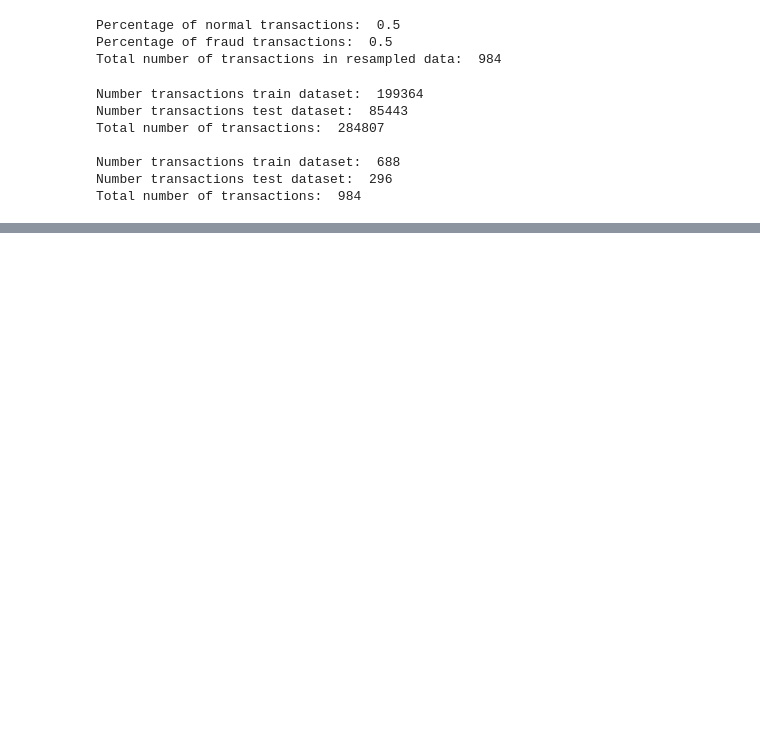
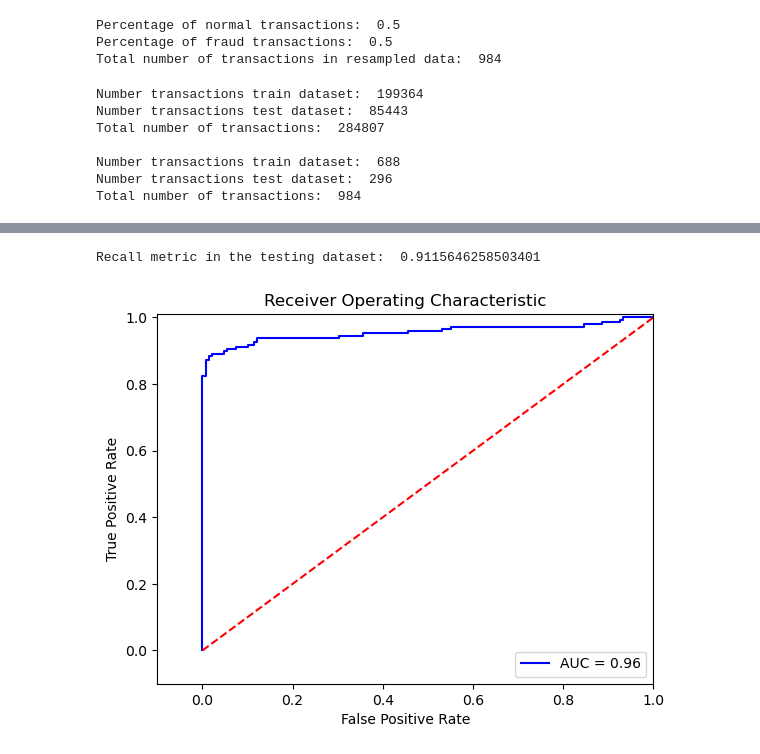
Before and after one commit to MaukanMir/Credit-Card-Classifier, a Jupyter notebook: training.ipynb, the cells around one changed output, grey strips where cells are left out. Saved outputs shown, nothing was run; the diff lists cells and outputs as text; code cells hidden in the pictures; blank space fills up the shorter version.

Commit message:
Added ROC curve

```diff
--- a/training.ipynb
+++ b/training.ipynb
@@ -123,7 +123,7 @@ def parameter_tuning_KFOLD_scores(x_train_data,y_train_data):
 
     return best_c
 # %%
-parameter_tuning_KFOLD_scores(X_train_undersample,y_train_undersample)
+regularization_paramter = parameter_tuning_KFOLD_scores(X_train_undersample,y_train_undersample)
 # %% [output]
 -------------------------------------------
 c parameter:  0.01
@@ -145,0 +156,31 @@ Best model to choose from cross validation is with C parameter =  0.01
+# %%
+lr = LogisticRegression(C=regularization_paramter, penalty='l1', solver='liblinear')
+lr.fit(X_train_undersample,y_train_undersample.values.ravel())
+y_pred = lr.predict(X_test.values)
+# %%
+cnf_matrix = confusion_matrix(y_test,y_pred)
+np.set_printoptions(precision=2)
+
+print("Recall metric in the testing dataset: ", cnf_matrix[1,1]/(cnf_matrix[1,0]+cnf_matrix[1,1]))
+# %% [output]
+Recall metric in the testing dataset:  0.9115646258503401
+# %%
+# ROC CURVE
+lr = LogisticRegression(C=regularization_paramter, penalty='l1', solver='liblinear')
+y_pred_undersample_score = lr.fit(X_train_undersample,y_train_undersample.values.ravel()).decision_function(X_test_undersample.values)
+
+fpr, tpr, thresholds = roc_curve(y_test_undersample.values.ravel(),y_pred_undersample_score)
+roc_auc = auc(fpr,tpr)
+
+# Plot ROC
+plt.title('Receiver Operating Characteristic')
+plt.plot(fpr, tpr, 'b',label='AUC = %0.2f'% roc_auc)
+plt.legend(loc='lower right')
+plt.plot([0,1],[0,1],'r--')
+plt.xlim([-0.1,1.0])
+plt.ylim([-0.1,1.01])
+plt.ylabel('True Positive Rate')
+plt.xlabel('False Positive Rate')
+plt.show()
+# %% [output]
+[figure, added]
```
Also changed, not shown: parts of 1 cell of this notebook.
